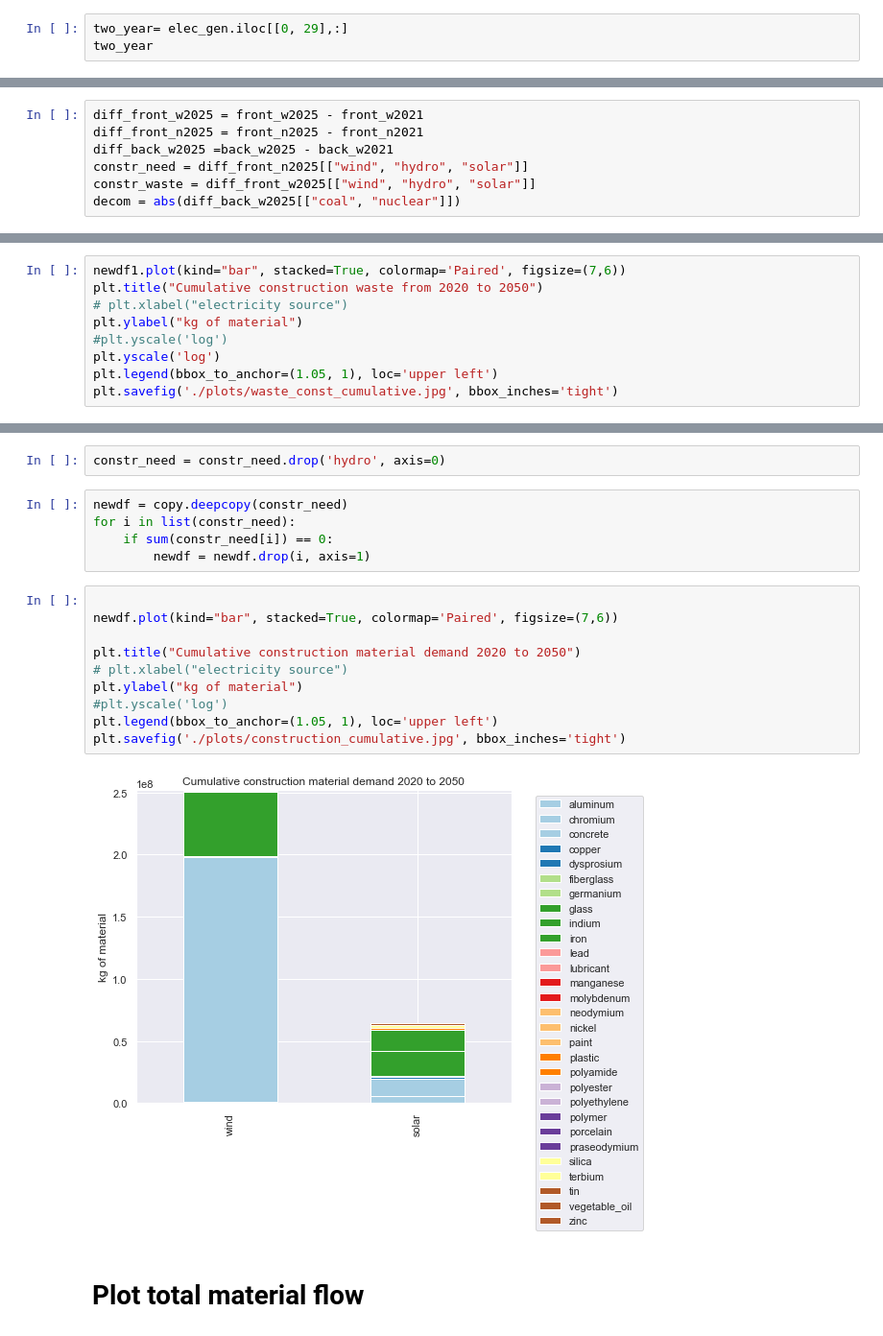
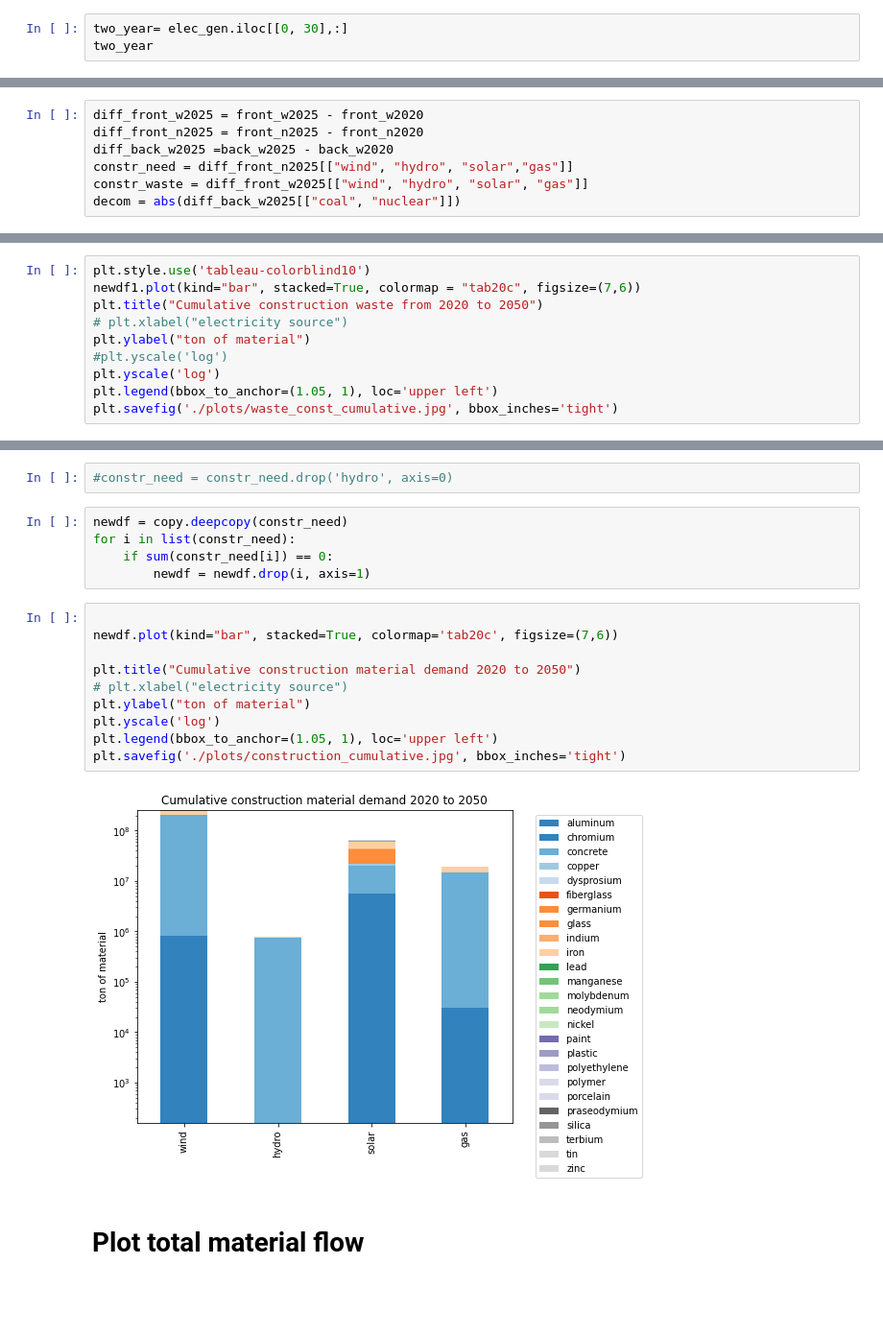
Before and after one commit to di212/mining_waste, a Jupyter notebook: get_material_flows (1).ipynb, the cells around one changed output, grey strips where cells are left out. Shown at 96% size. Cells and saved outputs as stored; diff of their text form; blank space fills up the shorter version.

Commit message:
new plots

```diff
--- a/get_material_flows (1).ipynb
+++ b/get_material_flows (1).ipynb
@@ -622,4 +751,4 @@ tot_constructions
 # %%
-two_year= elec_gen.iloc[[0, 29],:]
+two_year= elec_gen.iloc[[0, 30],:]
 two_year
 # %% [output]
@@ -676,11 +806,11 @@ front_w2025= pd.concat(front_w2025, axis=1)
 front_n2025= pd.concat(front_n2025, axis=1)
 back_w2025= pd.concat(back_w2025, axis=1)
 # %%
-diff_front_w2025 = front_w2025 - front_w2021
-diff_front_n2025 = front_n2025 - front_n2021
-diff_back_w2025 =back_w2025 - back_w2021
-constr_need = diff_front_n2025[["wind", "hydro", "solar"]]
-constr_waste = diff_front_w2025[["wind", "hydro", "solar"]]
+diff_front_w2025 = front_w2025 - front_w2020
+diff_front_n2025 = front_n2025 - front_n2020
+diff_back_w2025 =back_w2025 - back_w2020
+constr_need = diff_front_n2025[["wind", "hydro", "solar","gas"]]
+constr_waste = diff_front_w2025[["wind", "hydro", "solar", "gas"]]
 decom = abs(diff_back_w2025[["coal", "nuclear"]])
 # %%
 constr_need.reset_index()
@@ -726,8 +859,9 @@ newdf1
 # %%
-newdf1.plot(kind="bar", stacked=True, colormap='Paired', figsize=(7,6))
+plt.style.use('tableau-colorblind10')
+newdf1.plot(kind="bar", stacked=True, colormap = "tab20c", figsize=(7,6))
 plt.title("Cumulative construction waste from 2020 to 2050")
 # plt.xlabel("electricity source")
-plt.ylabel("kg of material")
+plt.ylabel("ton of material")
 #plt.yscale('log')
 plt.yscale('log')
 plt.legend(bbox_to_anchor=(1.05, 1), loc='upper left')
@@ -762,5 +893,5 @@ list(decommission)
 # %%
-constr_need = constr_need.drop('hydro', axis=0)
+#constr_need = constr_need.drop('hydro', axis=0)
 # %%
 newdf = copy.deepcopy(constr_need)
 for i in list(constr_need):
@@ -768,15 +899,15 @@ for i in list(constr_need):
         newdf = newdf.drop(i, axis=1)
 # %%
 
-newdf.plot(kind="bar", stacked=True, colormap='Paired', figsize=(7,6))
+newdf.plot(kind="bar", stacked=True, colormap='tab20c', figsize=(7,6))
 
 plt.title("Cumulative construction material demand 2020 to 2050")
 # plt.xlabel("electricity source")
-plt.ylabel("kg of material")
-#plt.yscale('log')
+plt.ylabel("ton of material")
+plt.yscale('log')
 plt.legend(bbox_to_anchor=(1.05, 1), loc='upper left')
 plt.savefig('./plots/construction_cumulative.jpg', bbox_inches='tight')
 # %% [output]
-[figure, old version]
+[figure, new version]
 # %% [markdown]
 # Plot total material flow
```
Also changed, not shown: parts of 50 cells of this notebook, 8 other files.
